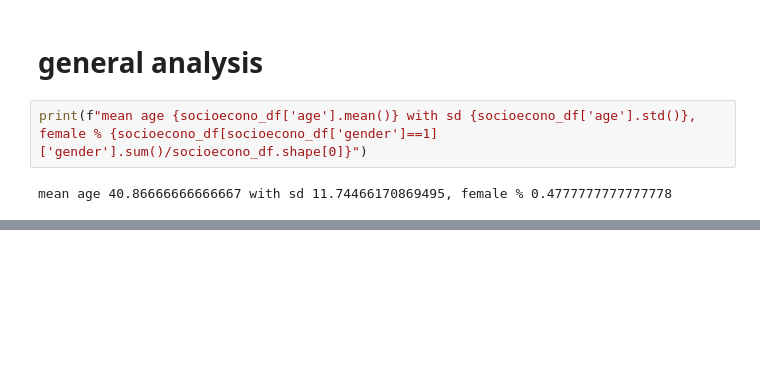
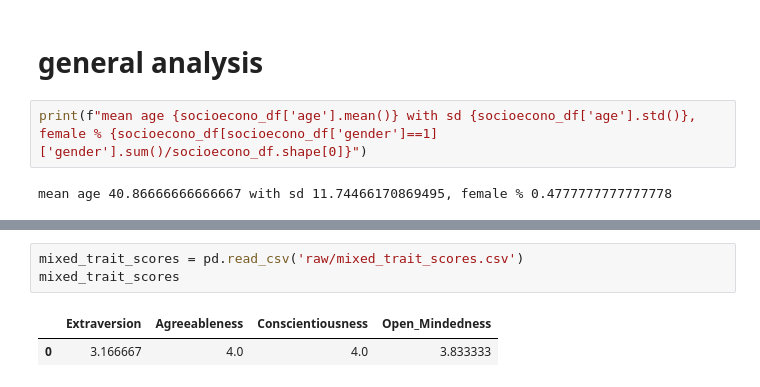
Before and after one commit to suharar/master_thesis, a Jupyter notebook: study3/notebooks/00_result_analysis/study_3_result_analysis.ipynb, the cells around one changed output, grey strips where cells are left out. Drawn from its saved outputs; the diff is of its cells as text; blank space fills up the shorter version.

```diff
--- a/study3/notebooks/00_result_analysis/study_3_result_analysis.ipynb
+++ b/study3/notebooks/00_result_analysis/study_3_result_analysis.ipynb
@@ -110,0 +190,6 @@ mean age 40.86666666666667 with sd 11.74466170869495, female % 0.477777777777777
+# %%
+mixed_trait_scores = pd.read_csv('raw/mixed_trait_scores.csv')
+mixed_trait_scores
+# %% [output]
+|  | Extraversion | Agreeableness | Conscientiousness | Open_Mindedness |
+| 0 | 3.166667 | 4.0 | 4.0 | 3.833333 |
```
Also changed, not shown: parts of 9 cells of this notebook, 8 other files.
